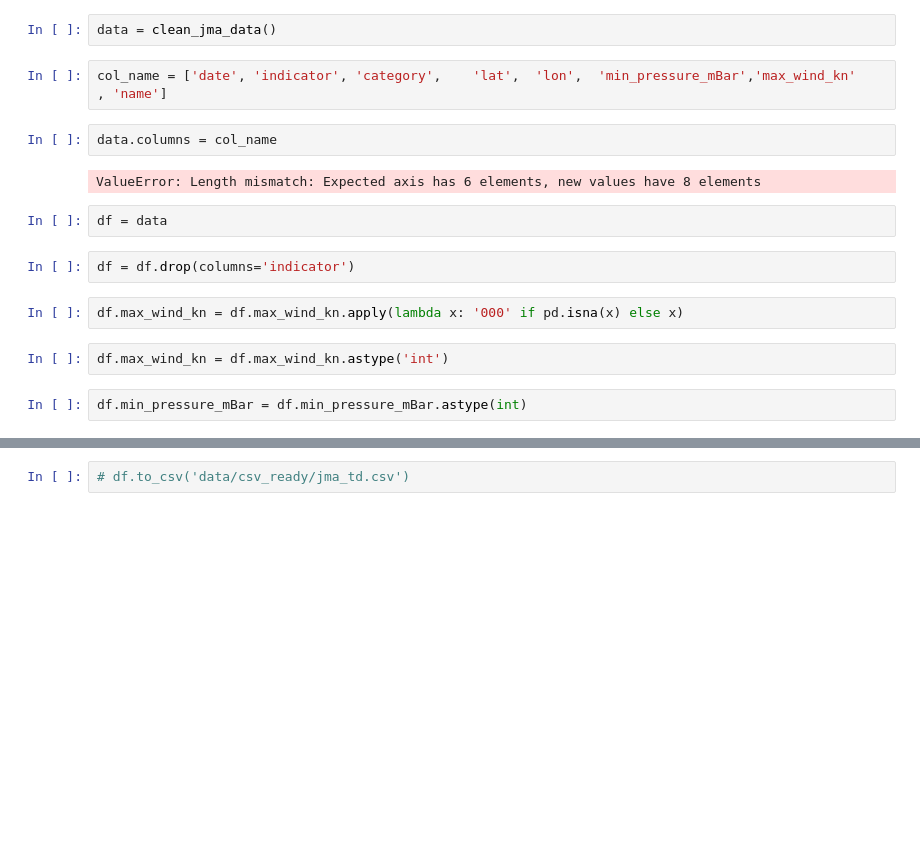
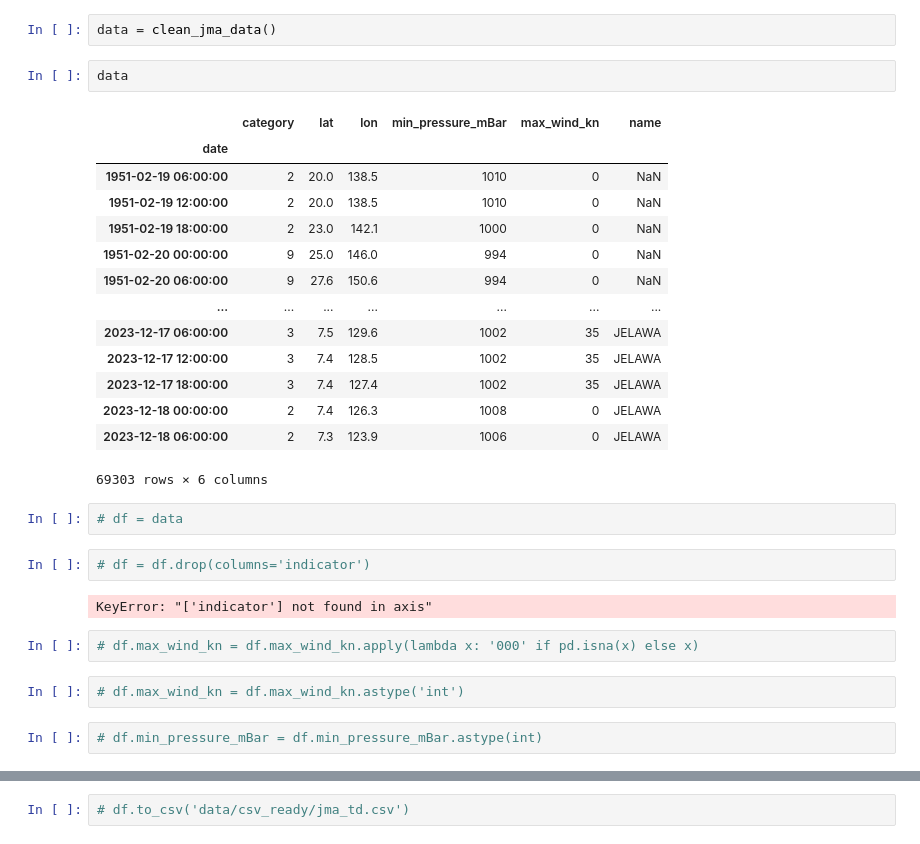
Before and after one commit to StanDobrev11/DataScience, a Jupyter notebook: Project/draft.ipynb, the cells around one changed output, grey strips where cells are left out. Saved outputs shown, nothing was run; the diff lists cells and outputs as text; blank space fills up the shorter version.

```diff
--- a/Project/draft.ipynb
+++ b/Project/draft.ipynb
@@ -719,20 +719,33 @@ full_data[-50:]
 #     return full_data
 # %%
 data = clean_jma_data()
-# %%
-col_name = ['date', 'indicator', 'category', 	'lat',	'lon',	'min_pressure_mBar','max_wind_kn'	, 'name']
-# %%
-data.columns = col_name
-# %% [output]
-ValueError: Length mismatch: Expected axis has 6 elements, new values have 8 elements
+# %%
+data
+# %% [output]
+|  | category | lat | lon | min_pressure_mBar | max_wind_kn | name |
+| date |  |  |  |  |  |  |
+| 1951-02-19 06:00:00 | 2 | 20.0 | 138.5 | 1010 | 0 | NaN |
+| 1951-02-19 12:00:00 | 2 | 20.0 | 138.5 | 1010 | 0 | NaN |
+| 1951-02-19 18:00:00 | 2 | 23.0 | 142.1 | 1000 | 0 | NaN |
+| 1951-02-20 00:00:00 | 9 | 25.0 | 146.0 | 994 | 0 | NaN |
+| 1951-02-20 06:00:00 | 9 | 27.6 | 150.6 | 994 | 0 | NaN |
+| ... | ... | ... | ... | ... | ... | ... |
+| 2023-12-17 06:00:00 | 3 | 7.5 | 129.6 | 1002 | 35 | JELAWA |
+| 2023-12-17 12:00:00 | 3 | 7.4 | 128.5 | 1002 | 35 | JELAWA |
+| 2023-12-17 18:00:00 | 3 | 7.4 | 127.4 | 1002 | 35 | JELAWA |
+| 2023-12-18 00:00:00 | 2 | 7.4 | 126.3 | 1008 | 0 | JELAWA |
+| 2023-12-18 06:00:00 | 2 | 7.3 | 123.9 | 1006 | 0 | JELAWA |
+69303 rows × 6 columns
 # %%
-df = data
+# df = data
 # %%
-df = df.drop(columns='indicator')
+# df = df.drop(columns='indicator')
+# %% [output]
+KeyError: "['indicator'] not found in axis"
 # %%
-df.max_wind_kn = df.max_wind_kn.apply(lambda x: '000' if pd.isna(x) else x)
+# df.max_wind_kn = df.max_wind_kn.apply(lambda x: '000' if pd.isna(x) else x)
 # %%
-df.max_wind_kn = df.max_wind_kn.astype('int')
+# df.max_wind_kn = df.max_wind_kn.astype('int')
 # %%
-df.min_pressure_mBar = df.min_pressure_mBar.astype(int)
+# df.min_pressure_mBar = df.min_pressure_mBar.astype(int)
 # %%
```
Also changed, not shown: parts of 5 cells of this notebook, 8 other files.
